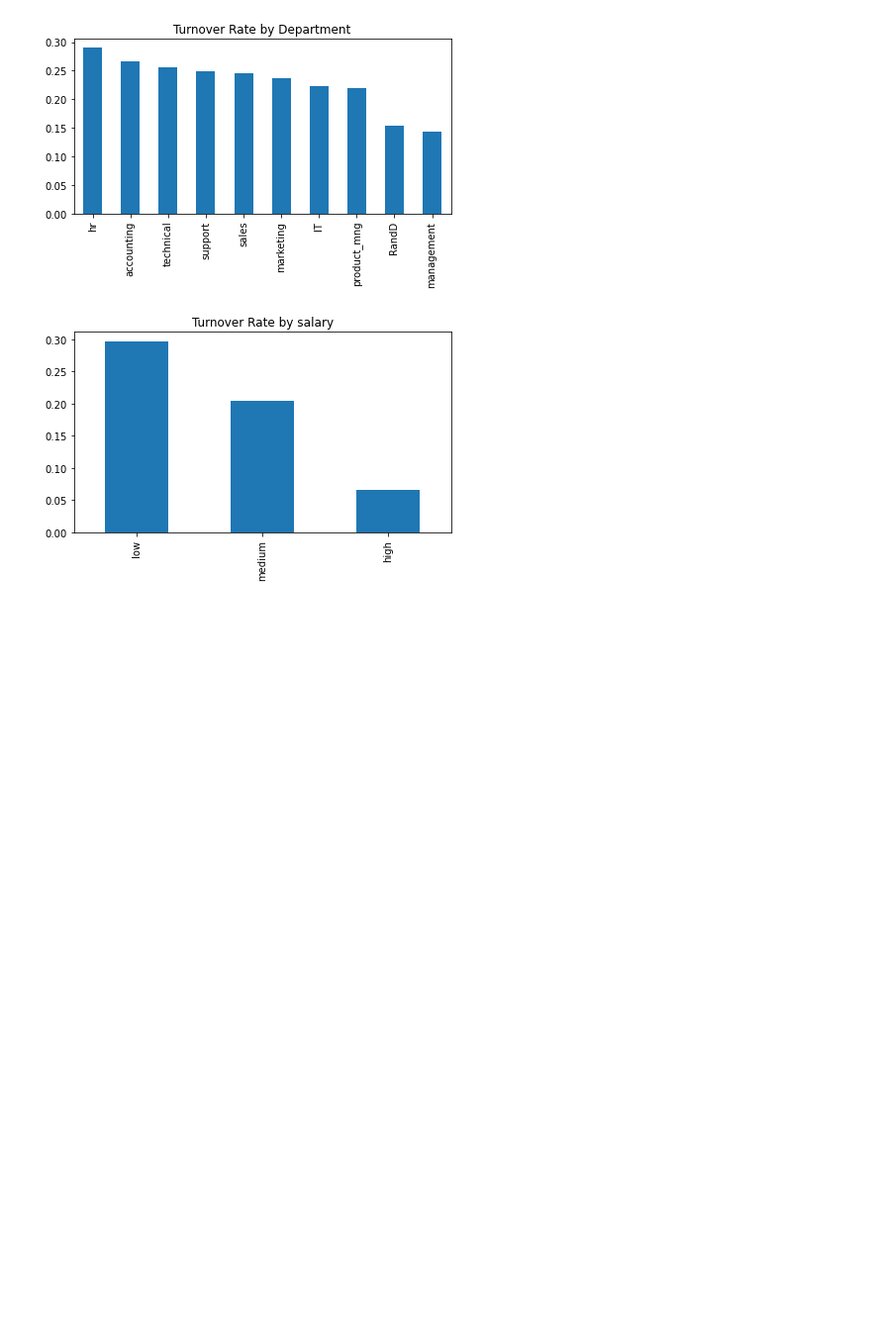
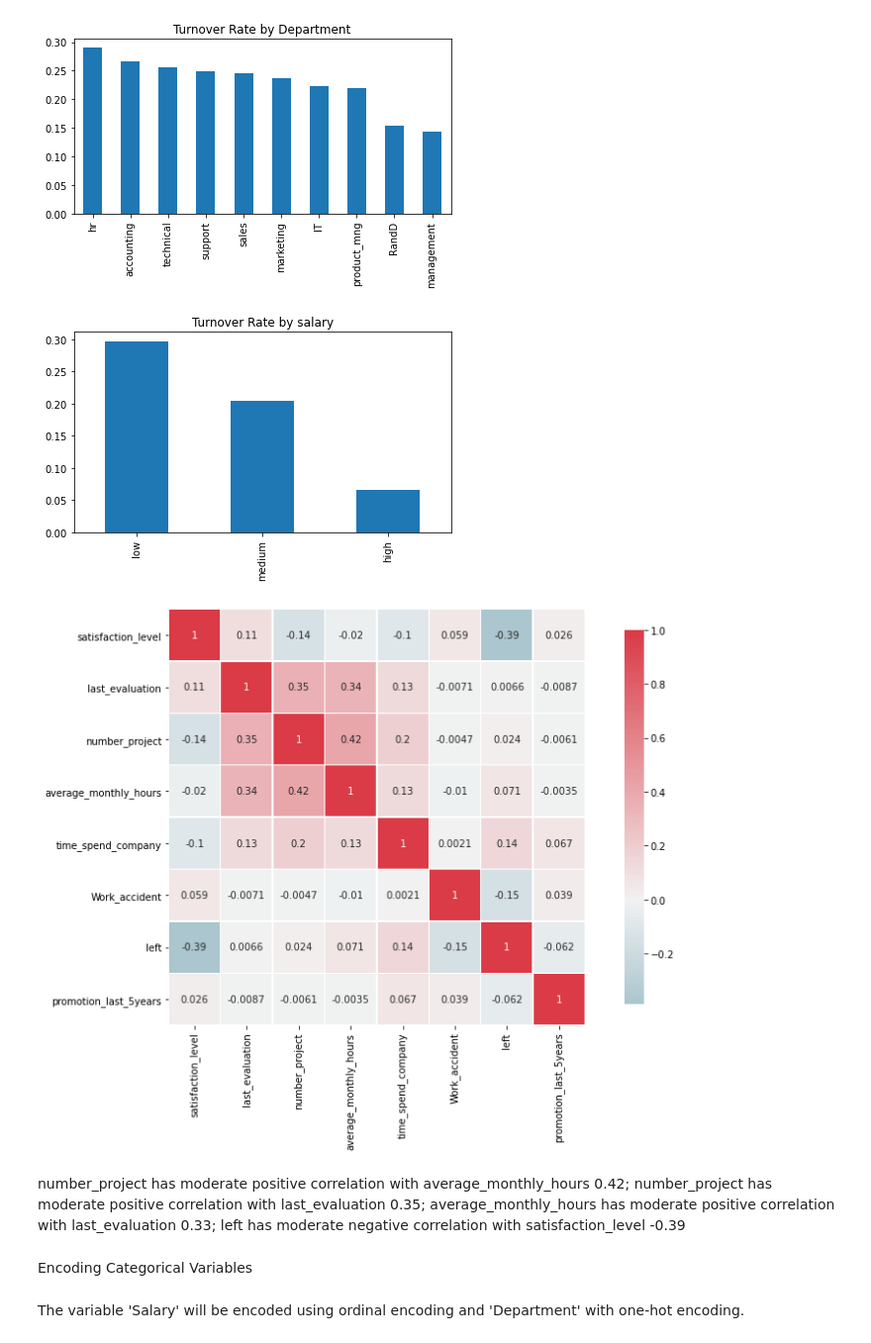
Before and after one commit to susanliubc/HR-Turnover-Analysis, a Jupyter notebook: Turnover.ipynb, the cells around one changed output. Shown: that part at 99% size. Saved outputs shown, nothing was run; the diff lists cells and outputs as text; code cells hidden in the pictures; blank space fills up the shorter version.

Commit message:
Add data encoding, scaling and skewness

```diff
--- a/Turnover.ipynb
+++ b/Turnover.ipynb
@@ -187,3 +187,27 @@ plt.xlabel('')
 plt.tight_layout()
 # %% [output]
 [figure]
+# %%
+# Correlation matrix
+plt.figure(figsize=(12,8))
+
+# Generate a mask for the upper triangle
+mask = np.zeros_like(hr.corr(), dtype=bool)
+mask[np.triu_indices_from(mask, k=1)] = True
+
+# Generate a custom diverging colormap
+cmap = sns.diverging_palette(220, 10, as_cmap=True)
+
+sns.heatmap(hr.corr(), cmap=cmap, annot=True, center=0, square=True, linewidths=.5, cbar_kws={"shrink": .9})
+plt.tight_layout()
+# %% [output]
+[figure, added]
+# %% [markdown]
+number_project has moderate positive correlation with average_monthly_hours 0.42;
+number_project has moderate positive correlation with last_evaluation 0.35;
+average_monthly_hours has moderate positive correlation with last_evaluation 0.33;
+left has moderate negative correlation with satisfaction_level -0.39
+# %% [markdown]
+Encoding Categorical Variables
+# %% [markdown]
+The variable 'Salary' will be encoded using ordinal encoding and 'Department' with one-hot encoding.
```
Also changed, not shown: parts of 17 cells of this notebook.
